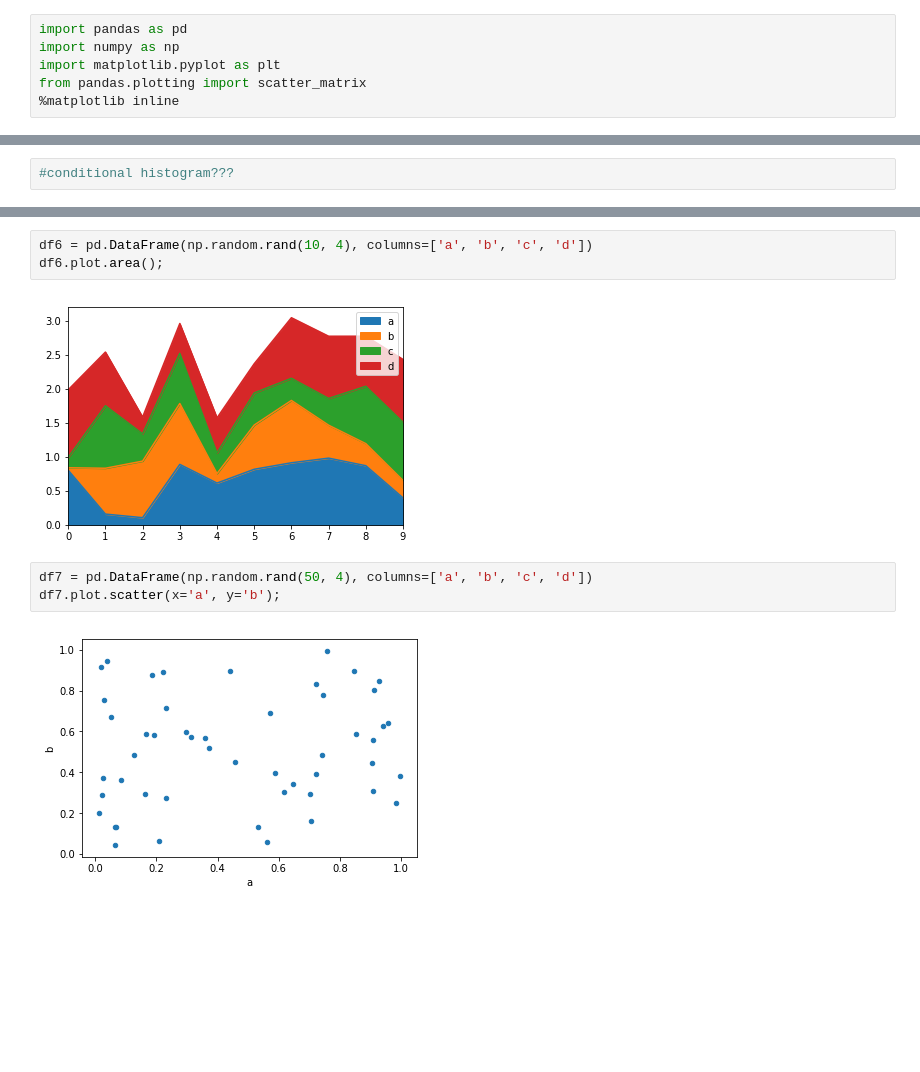
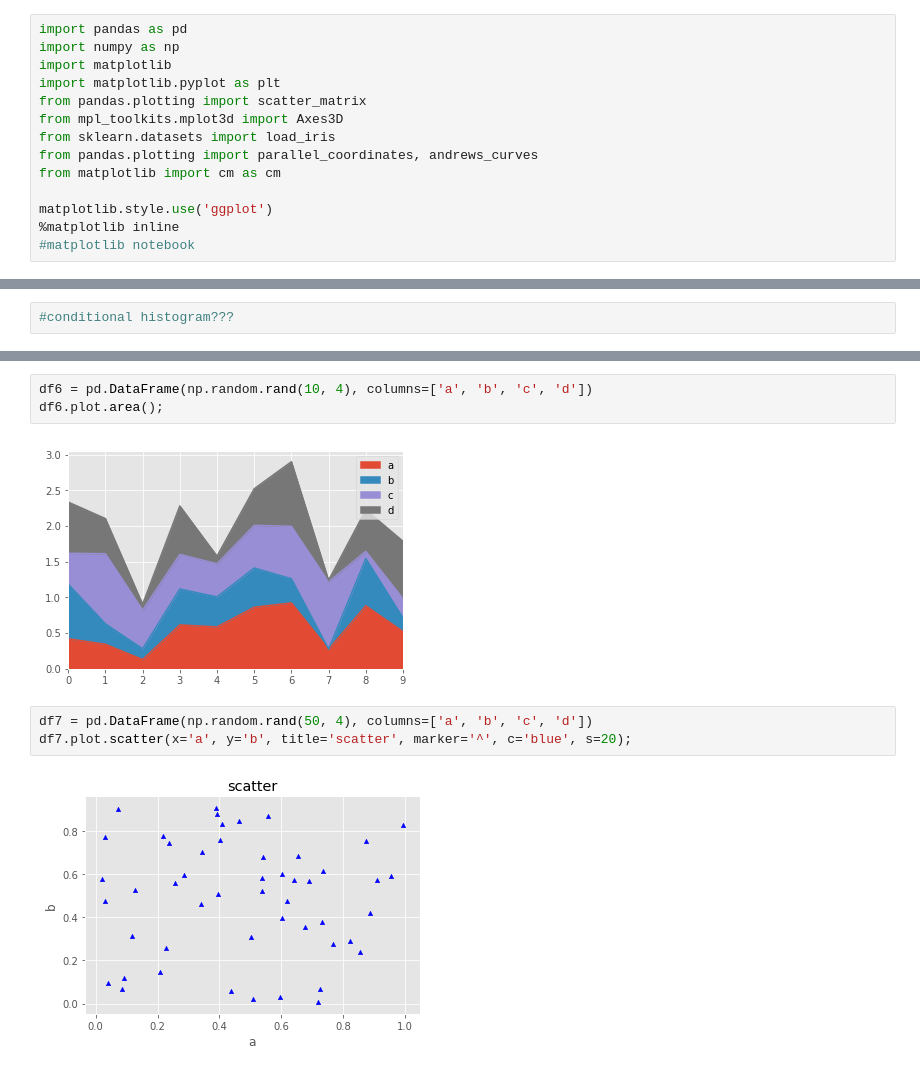
Before and after one commit to mvervuurt/datakitchen, a Jupyter notebook: DataPrep/DataExploration.ipynb, the cells around one changed output, grey strips where cells are left out. Cells and saved outputs as stored; diff of their text form; blank space fills up the shorter version.

```diff
--- a/DataPrep/DataExploration.ipynb
+++ b/DataPrep/DataExploration.ipynb
@@ -3,9 +3,17 @@
 # %%
 import pandas as pd
 import numpy as np
+import matplotlib
 import matplotlib.pyplot as plt
 from pandas.plotting import scatter_matrix
+from mpl_toolkits.mplot3d import Axes3D
+from sklearn.datasets import load_iris
+from pandas.plotting import parallel_coordinates, andrews_curves
+from matplotlib import cm as cm
+
+matplotlib.style.use('ggplot')
 %matplotlib inline
+#matplotlib notebook
 # %% [markdown]
 ## Grouping Data
 # %%
@@ -413,12 +421,12 @@ array([[<matplotlib.axes._subplots.AxesSubplot object at 0x...>,
 df6 = pd.DataFrame(np.random.rand(10, 4), columns=['a', 'b', 'c', 'd'])
 df6.plot.area();
 # %% [output]
-[figure, old version]
+[figure, new version]
 # %%
 df7 = pd.DataFrame(np.random.rand(50, 4), columns=['a', 'b', 'c', 'd'])
-df7.plot.scatter(x='a', y='b');
+df7.plot.scatter(x='a', y='b', title='scatter', marker='^', c='blue', s=20);
 # %% [output]
-[figure, old version]
+[figure, new version]
 # %%
 df8 = pd.DataFrame(np.random.randn(1000, 2), columns=['a', 'b'])
 
```
Also changed, not shown: parts of 49 cells of this notebook, 1 other file.
